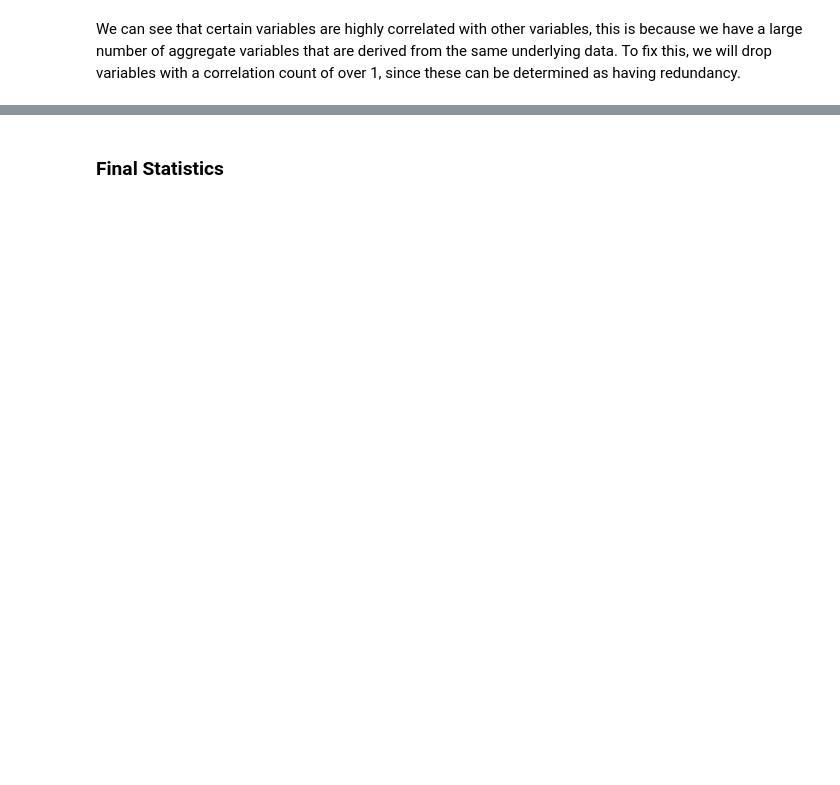
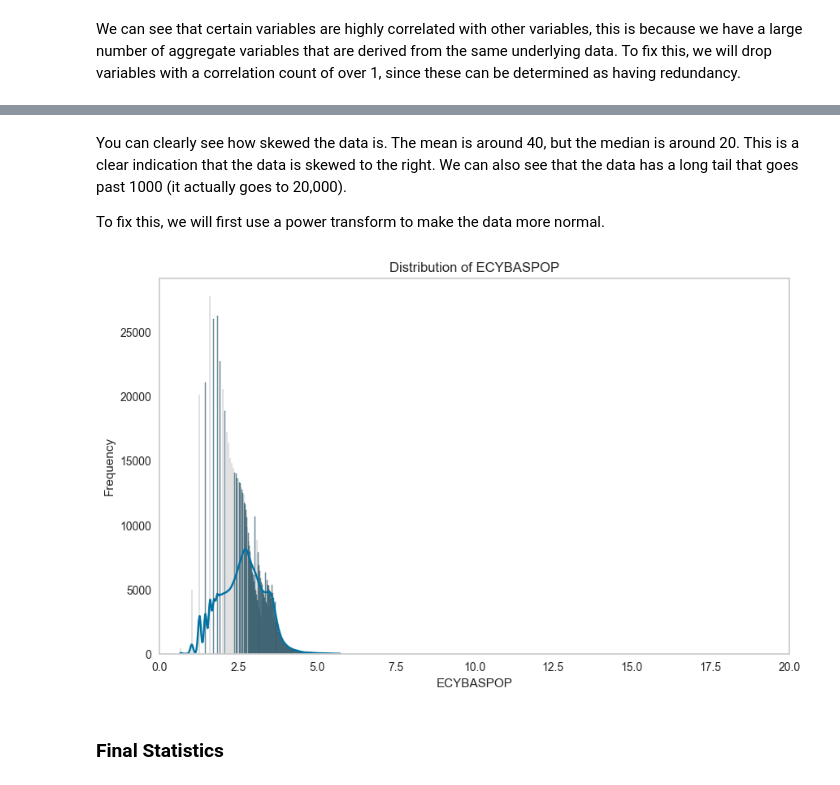
Before and after one commit to noahkostesku/CanadianHouseholdAnalysis, a Jupyter notebook: CanadianHouseholdAnalysis.ipynb, the cells around one changed output, grey strips where cells are left out. Cells and saved outputs as stored; diff of their text form; code cells hidden in the pictures; blank space fills up the shorter version.

```diff
--- a/CanadianHouseholdAnalysis.ipynb
+++ b/CanadianHouseholdAnalysis.ipynb
@@ -456,3 +443,26 @@ shape: (9, 925)
+# %% [markdown]
+<p>You can clearly see how skewed the data is. The mean is around 40, but the median is around 20. This is a clear indication that the data is skewed to the right. We can also see that the data has a long tail that goes past 1000 (it actually goes to 20,000).</p>
+<p>To fix this, we will first use a power transform to make the data more normal.</p>
+# %%
+def apply_power_transformer(df: pl.DataFrame) -> pl.DataFrame:
+    # Convert to Pandas
+    df_pd = df.to_pandas()
+
+    # Identify numeric columns
+    numeric_cols = df_pd.select_dtypes(include=[np.number]).columns
+
+    # Apply PowerTransformer to each numeric column
+    transformer = PowerTransformer(standardize=False)
+    df_pd[numeric_cols] = transformer.fit_transform(df_pd[numeric_cols])
+
+    # Convert back to Polars
+    return pl.from_pandas(df_pd)
+
+cleaned_df = apply_power_transformer(merged_df_clust)
+
+plot_distribution(cleaned_df, "ECYBASPOP", xlim=(0, 20), numbins=300)
+# %% [output]
+[figure, added]
 # %% [markdown]
 <h3>Final Statistics</h3>
 # %%
```
Also changed, not shown: parts of 54 cells of this notebook.
